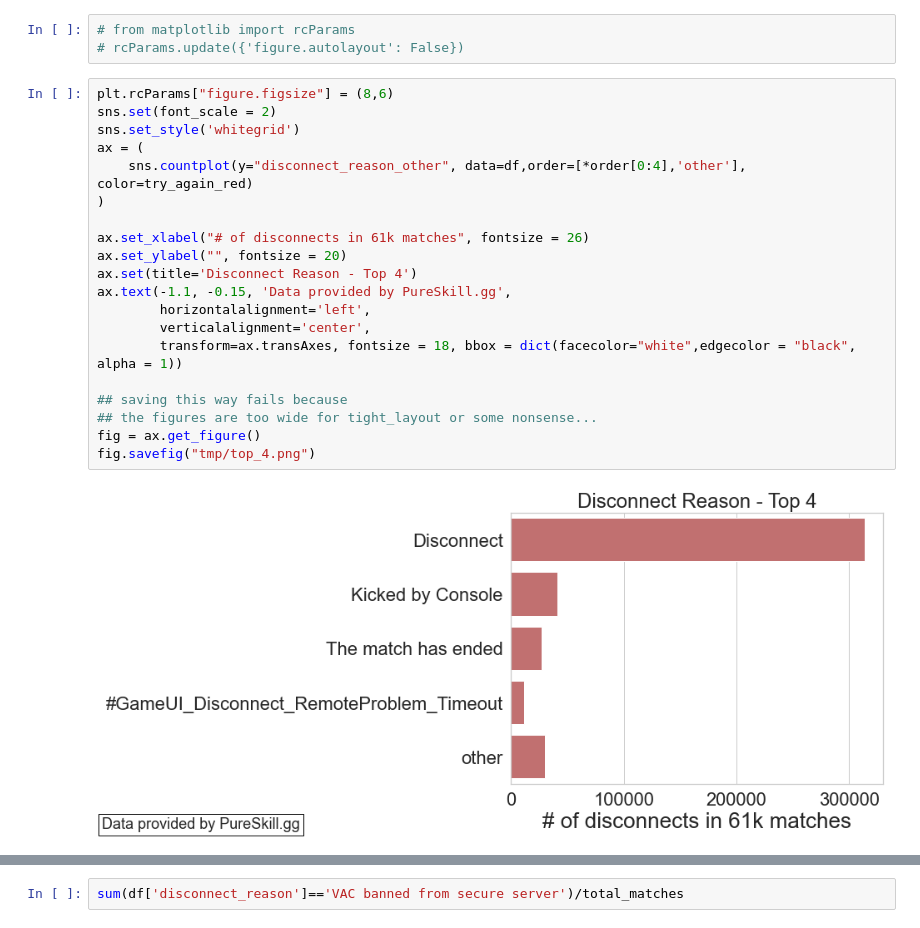
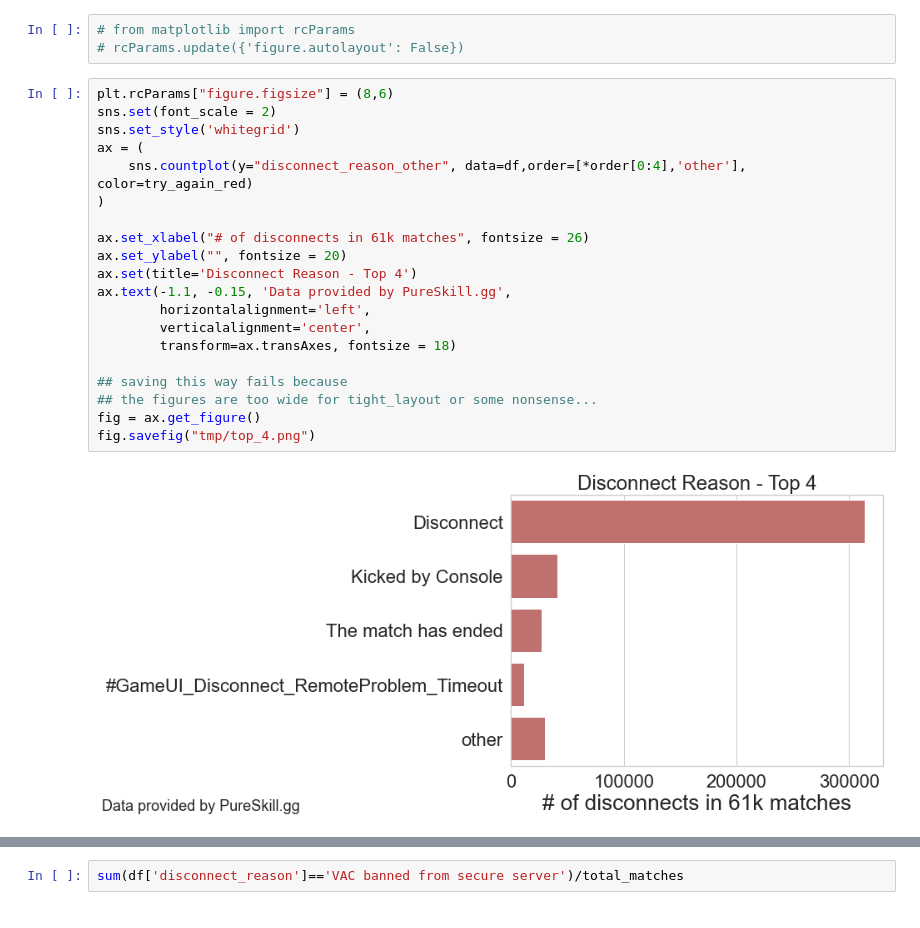
Before and after one commit to pureskillgg/datascience-showcase, a Jupyter notebook: notebooks/player_disconnect_analysis/Disconnect reason analysis.ipynb, the cells around one changed output, grey strips where cells are left out. Cells and saved outputs as stored; diff of their text form.

```diff
--- a/notebooks/player_disconnect_analysis/Disconnect reason analysis.ipynb
+++ b/notebooks/player_disconnect_analysis/Disconnect reason analysis.ipynb
@@ -143,25 +143,25 @@ if not os.path.isdir('tmp'):
 # %%
 plt.rcParams["figure.figsize"] = (8,6)
 sns.set(font_scale = 2)
 sns.set_style('whitegrid')
 ax = (
     sns.countplot(y="disconnect_reason_other", data=df,order=[*order[0:4],'other'], color=try_again_red)
 )
 
 ax.set_xlabel("# of disconnects in 61k matches", fontsize = 26)
 ax.set_ylabel("", fontsize = 20)
 ax.set(title='Disconnect Reason - Top 4')
 ax.text(-1.1, -0.15, 'Data provided by PureSkill.gg',
         horizontalalignment='left',
         verticalalignment='center',
-        transform=ax.transAxes, fontsize = 18, bbox = dict(facecolor="white",edgecolor = "black", alpha = 1))
+        transform=ax.transAxes, fontsize = 18)
 
 ## saving this way fails because
 ## the figures are too wide for tight_layout or some nonsense...
 fig = ax.get_figure()
 fig.savefig("tmp/top_4.png")
 # %% [output]
-[figure, old version]
+[figure, new version]
 # %%
 plt.rcParams["figure.figsize"] = (8,15)
 sns.set(font_scale = 2)
```
Also changed, not shown: parts of 7 cells of this notebook.
